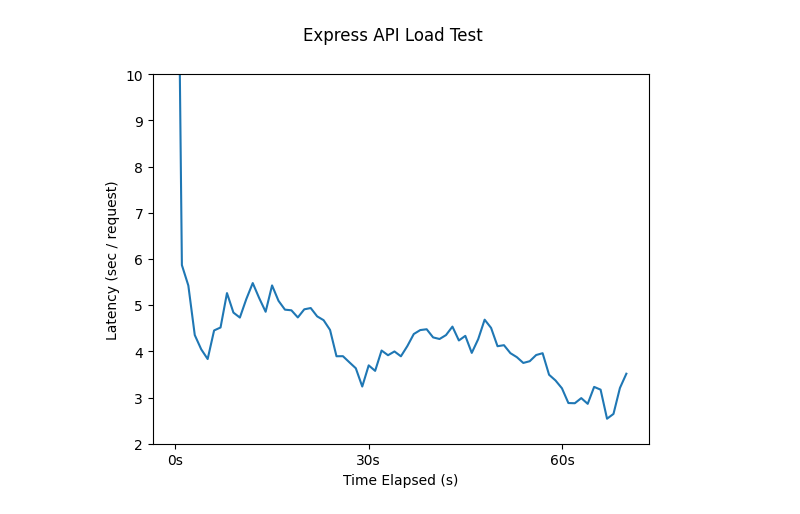
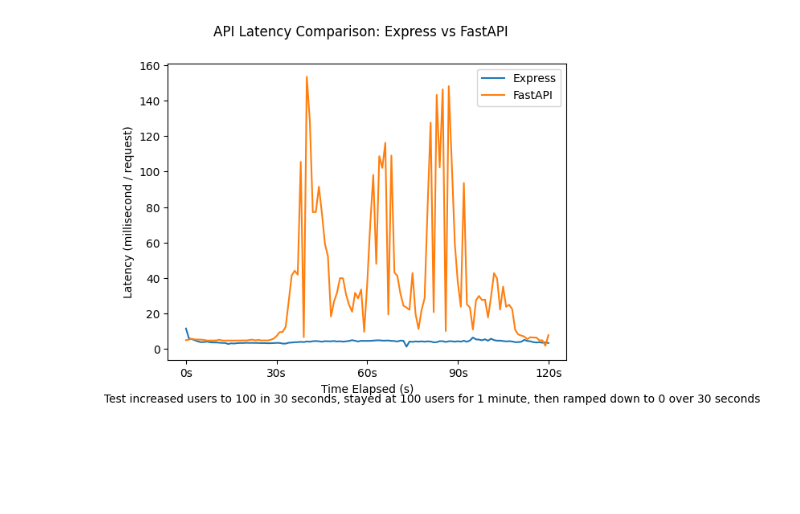
Before and after one commit to NateLeeP/api_load_test_project, a Jupyter notebook: timeseries_etl/timeseries_data_clean.ipynb, the cells around one changed output. Drawn from its saved outputs; the diff is of its cells as text; code cells hidden in the pictures; blank space fills up the shorter version.

Commit message:
Create plot from fastAPI latency timeseries data

```diff
--- a/timeseries_etl/timeseries_data_clean.ipynb
+++ b/timeseries_etl/timeseries_data_clean.ipynb
@@ -19,5 +42,7 @@ timeseries_df = timeseries_df[timeseries_df['metric_name'] == 'http_req_duration
 # %%
-http_duration_timeseries_df = timeseries_df.groupby(timeseries_df['timestamp']).median()
+express_http_duration_timeseries_df = express_timeseries_df.groupby(express_timeseries_df['timestamp']).median()
+fastapi_http_duration_timeseries_df = fastapi_timeseries_df.groupby(fastapi_timeseries_df['timestamp']).median()
 # %%
 # create 'timestamp' column out of index
-http_duration_timeseries_df = http_duration_timeseries_df.reset_index()
+express_http_duration_timeseries_df = express_http_duration_timeseries_df.reset_index()
+fastapi_http_duration_timeseries_df = fastapi_http_duration_timeseries_df.reset_index()
@@ -51,5 +49,9 @@ Text(0.5, 0, 'Time Elapsed (s)')
 # %%
-timeseries = http_duration_timeseries_df['timestamp']
+timeseries = express_http_duration_timeseries_df['timestamp']
+fastapi_timeseries = fastapi_http_duration_timeseries_df['timestamp']
+# %%
+fastapi_timeseries_start_time = fastapi_timeseries[0]
+fastapi_timeseries = fastapi_timeseries.apply(lambda x: x - fastapi_timeseries_start_time)
 # %%
 timeseries_start_time = timeseries[0]
 timeseries = timeseries.apply(lambda x: x - timeseries_start_time)
@@ -56,15 +82,17 @@ timeseries = timeseries.apply(lambda x: x - timeseries_start_time)
 # %%
 fig, ax = plt.subplots(1,1)
-ax.plot(timeseries, http_duration_timeseries_df['metric_value'])
-ax.set_ylabel('Latency (sec / request)')
+ax.plot(timeseries, express_http_duration_timeseries_df['metric_value'], label="Express")
+ax.plot(fastapi_timeseries, fastapi_http_duration_timeseries_df['metric_value'], label="FastAPI")
+ax.set_ylabel('Latency (millisecond / request)')
 ax.set_xlabel('Time Elapsed (s)')
-ax.set_xticks([0, 30, 60], labels=['0s', '30s', '60s'])
-ax.set_yticks([2, 3, 4, 5,6, 7, 8, 9, 10])
-ax.set_ylim(2, 10)
-fig.suptitle('Express API Load Test')
+ax.set_xticks([0, 30, 60, 90, 120], labels=['0s', '30s', '60s', '90s', '120s'])
+ax.legend()
+fig.suptitle('API Latency Comparison: Express vs FastAPI')
+fig.text(.001, 0, "Test increased users to 100 in 30 seconds, stayed at 100 users for 1 minute, then ramped down to 0 over 30 seconds")
+fig.savefig('./load_test_comparison_timeseries.png')
 plt.show()
 # %% [output]
-[figure, old version]
+[figure, new version]
 # %%
 ax.get_xticklabels()
 # %% [output]
```
Also changed, not shown: parts of 11 cells of this notebook.
